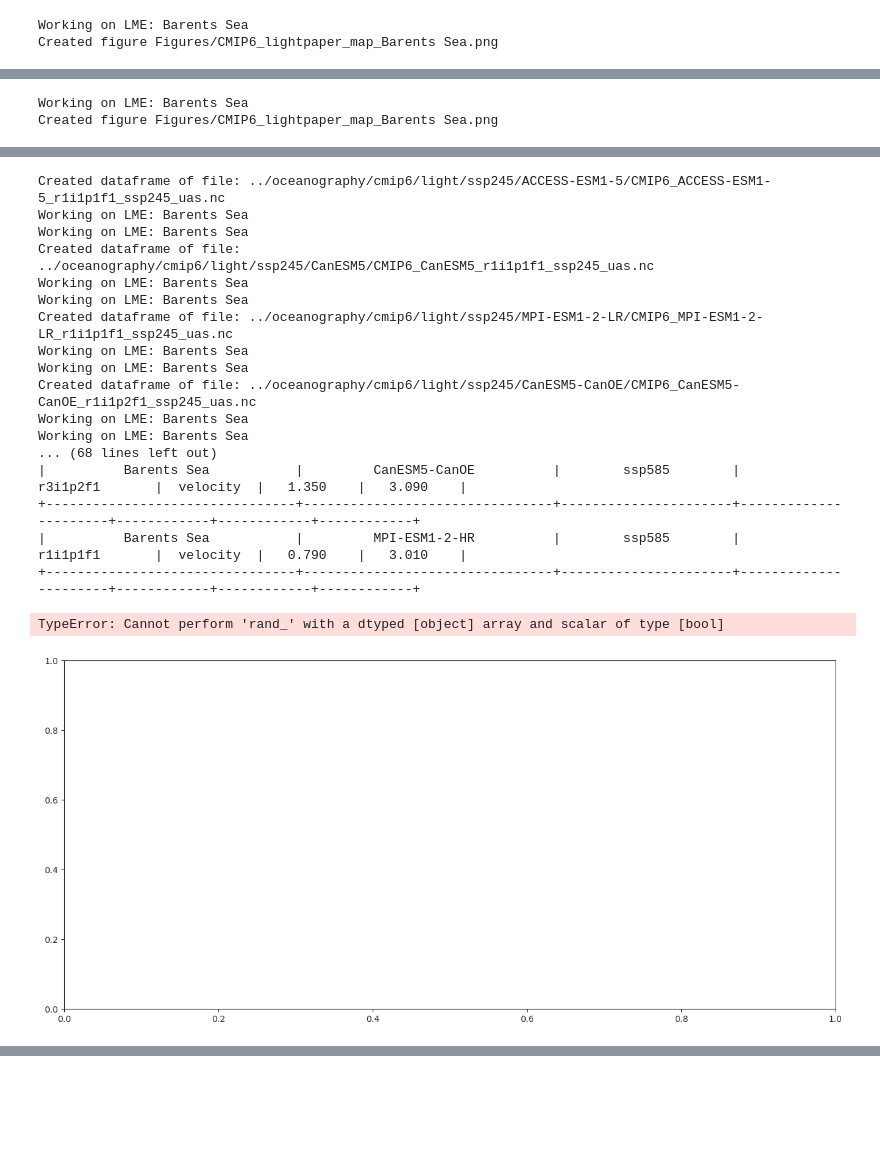
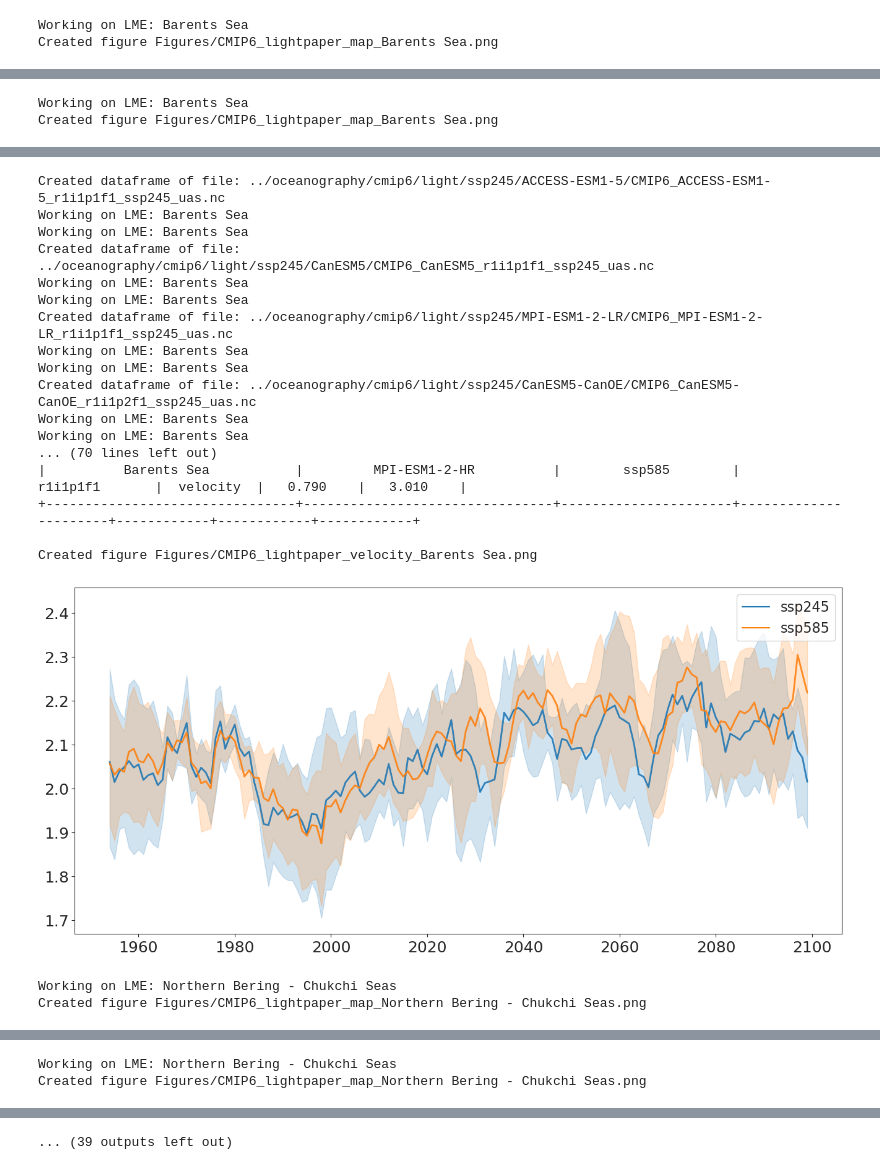
Before and after one commit to trondkr/cmip6-albedo, a Jupyter notebook: CMIP6_seaice_plot.ipynb, the cells around one changed output, grey strips where cells are left out. Drawn from its saved outputs; the diff is of its cells as text; code cells hidden in the pictures; blank space fills up the shorter version.

```diff
--- a/CMIP6_seaice_plot.ipynb
+++ b/CMIP6_seaice_plot.ipynb
@@ -376,7 +376,7 @@ for var_name in ds_var_names:
             sns.set_palette("tab10")
             for y in ["2050","2095"]:
                 for ssp in ["ssp245","ssp585"]:
-                    df_2050=df[df.index.year==y & df["model_scenario"]==ssp]
+                    df_2050=df[(df.index.year==y) & (df["model_scenario"]==ssp)]
                     df_2050.describe().to_csv("CMIP6_RACARCTIC_{}_{}_{}_{}.csv".format(var_name,LME,y,ssp))
 
 
@@ -393,35 +393,36 @@ for var_name in ds_var_names:
             plotfile="Figures/CMIP6_lightpaper_{}_{}.png".format(var_name,LME)
             print("Created figure {}".format(plotfile))
             plt.savefig(plotfile, dpi=200,
                         bbox_inches = 'tight')
 
             plt.show()
 
         df=pd.DataFrame()
         ds_list=[]
 # %% [output]
 Working on LME: Barents Sea
 Created figure Figures/CMIP6_lightpaper_map_Barents Sea.png
 [figure]
 Working on LME: Barents Sea
 Created figure Figures/CMIP6_lightpaper_map_Barents Sea.png
 [figure]
 Created dataframe of file: ../oceanography/cmip6/light/ssp245/ACCESS-ESM1-5/CMIP6_ACCESS-ESM1-5_r1i1p1f1_ssp245_uas.nc
 Working on LME: Barents Sea
 Working on LME: Barents Sea
 Created dataframe of file: ../oceanography/cmip6/light/ssp245/CanESM5/CMIP6_CanESM5_r1i1p1f1_ssp245_uas.nc
 Working on LME: Barents Sea
 Working on LME: Barents Sea
 Created dataframe of file: ../oceanography/cmip6/light/ssp245/MPI-ESM1-2-LR/CMIP6_MPI-ESM1-2-LR_r1i1p1f1_ssp245_uas.nc
 Working on LME: Barents Sea
 Working on LME: Barents Sea
 Created dataframe of file: ../oceanography/cmip6/light/ssp245/CanESM5-CanOE/CMIP6_CanESM5-CanOE_r1i1p2f1_ssp245_uas.nc
 Working on LME: Barents Sea
 Working on LME: Barents Sea
-... (68 lines left out)
-|          Barents Sea           |         CanESM5-CanOE          |        ssp585        |       r3i1p2f1       |  velocity  |   1.350    |   3.090    |
-+--------------------------------+--------------------------------+----------------------+----------------------+------------+------------+------------+
+... (70 lines left out)
 |          Barents Sea           |         MPI-ESM1-2-HR          |        ssp585        |       r1i1p1f1       |  velocity  |   0.790    |   3.010    |
 +--------------------------------+--------------------------------+----------------------+----------------------+------------+------------+------------+
+
+Created figure Figures/CMIP6_lightpaper_velocity_Barents Sea.png
+[figure, new version]
-TypeError: Cannot perform 'rand_' with a dtyped [object] array and scalar of type [bool]
+Working on LME: Northern Bering - Chukchi Seas
+Created figure Figures/CMIP6_lightpaper_map_Northern Bering - Chukchi Seas.png
-[figure, old version]
@@ -427,0 +430,2 @@ TypeError: Cannot perform 'rand_' with a dtyped [object] array and scalar of typ
+Working on LME: Northern Bering - Chukchi Seas
+Created figure Figures/CMIP6_lightpaper_map_Northern Bering - Chukchi Seas.png
@@ -427,0 +451 @@ TypeError: Cannot perform 'rand_' with a dtyped [object] array and scalar of typ
+... (39 outputs left out)
```
Also changed, not shown: parts of 1 cell of this notebook.
